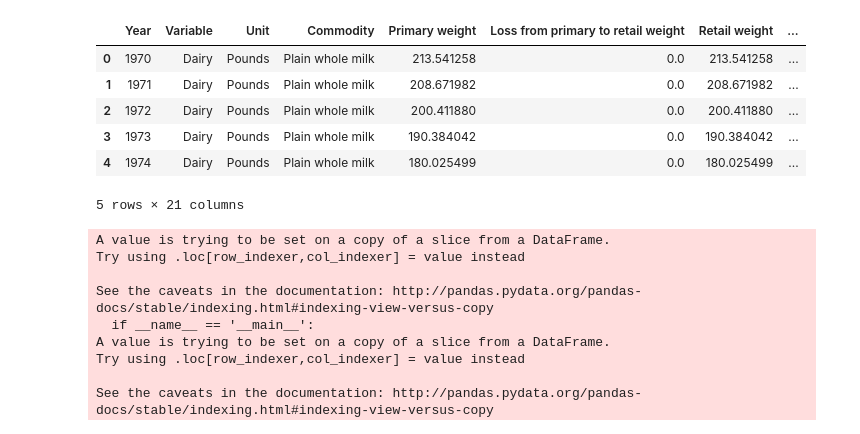
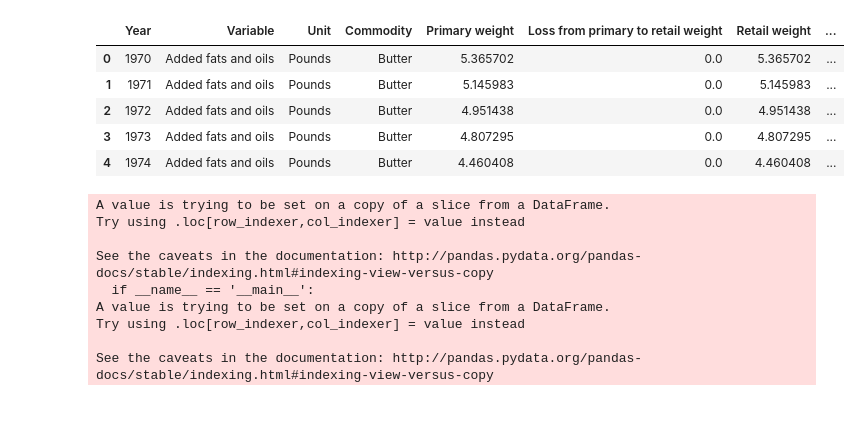
Before and after one commit to TrevorCap/PyramidProductions, a Jupyter notebook: Pyramid.ipynb, the cells around one changed output. Cells and saved outputs as stored; diff of their text form; code cells hidden in the pictures.

```diff
--- a/Pyramid.ipynb
+++ b/Pyramid.ipynb
@@ -8,21 +8,20 @@ from pprint import pprint
 # %%
 # Import the csvs into DataFrames
 dairy = pd.read_csv("Resources/dymfg.csv")
 meat = pd.read_csv("Resources/mtpcc.csv")
 fats = pd.read_csv("Resources/fats.csv")
 fruit = pd.read_csv("Resources/frtot.csv")
 veggie = pd.read_csv("Resources/vegtot.csv")
 grain = pd.read_csv("Resources/grains.csv")
 sugar = pd.read_csv("Resources/sugar.csv")
-dairy.head()
+fats.head()
 # %% [output]
 |  | Year | Variable | Unit | Commodity | Primary weight | Loss from primary to retail weight | Retail weight | ... |
-| 0 | 1970 | Dairy | Pounds | Plain whole milk | 213.541258 | 0.0 | 213.541258 | ... |
-| 1 | 1971 | Dairy | Pounds | Plain whole milk | 208.671982 | 0.0 | 208.671982 | ... |
-| 2 | 1972 | Dairy | Pounds | Plain whole milk | 200.411880 | 0.0 | 200.411880 | ... |
-| 3 | 1973 | Dairy | Pounds | Plain whole milk | 190.384042 | 0.0 | 190.384042 | ... |
-| 4 | 1974 | Dairy | Pounds | Plain whole milk | 180.025499 | 0.0 | 180.025499 | ... |
+| 0 | 1970 | Added fats and oils | Pounds | Butter | 5.365702 | 0.0 | 5.365702 | ... |
+| 1 | 1971 | Added fats and oils | Pounds | Butter | 5.145983 | 0.0 | 5.145983 | ... |
+| 2 | 1972 | Added fats and oils | Pounds | Butter | 4.951438 | 0.0 | 4.951438 | ... |
+| 3 | 1973 | Added fats and oils | Pounds | Butter | 4.807295 | 0.0 | 4.807295 | ... |
+| 4 | 1974 | Added fats and oils | Pounds | Butter | 4.460408 | 0.0 | 4.460408 | ... |
-5 rows × 21 columns
 # %%
 #Group by Year, combine into singular DataFrame
 #Dairy
```
